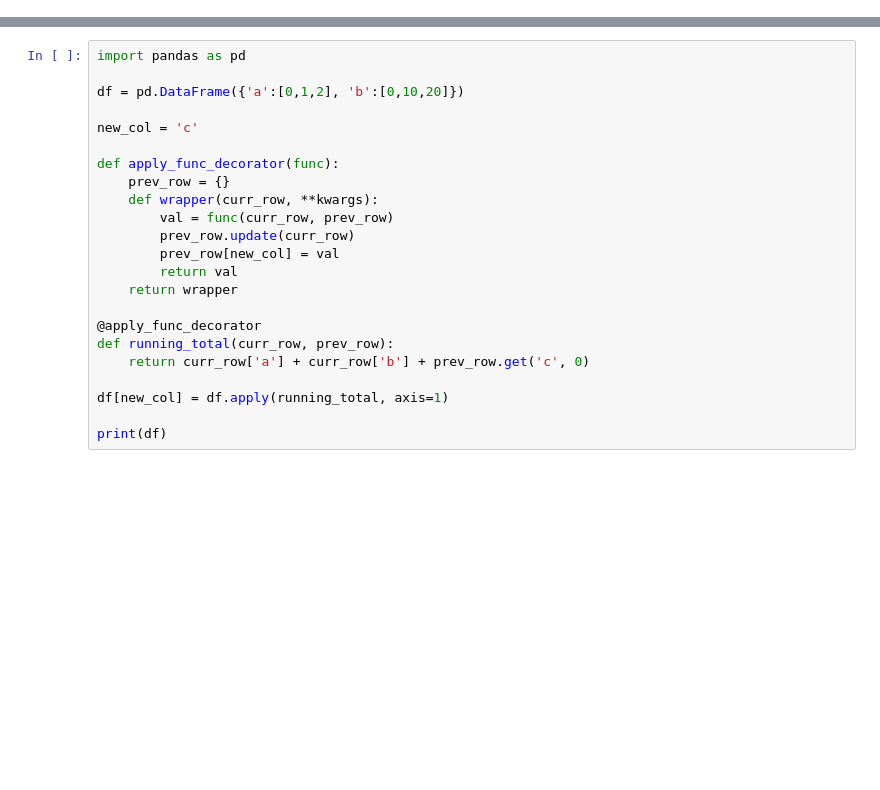
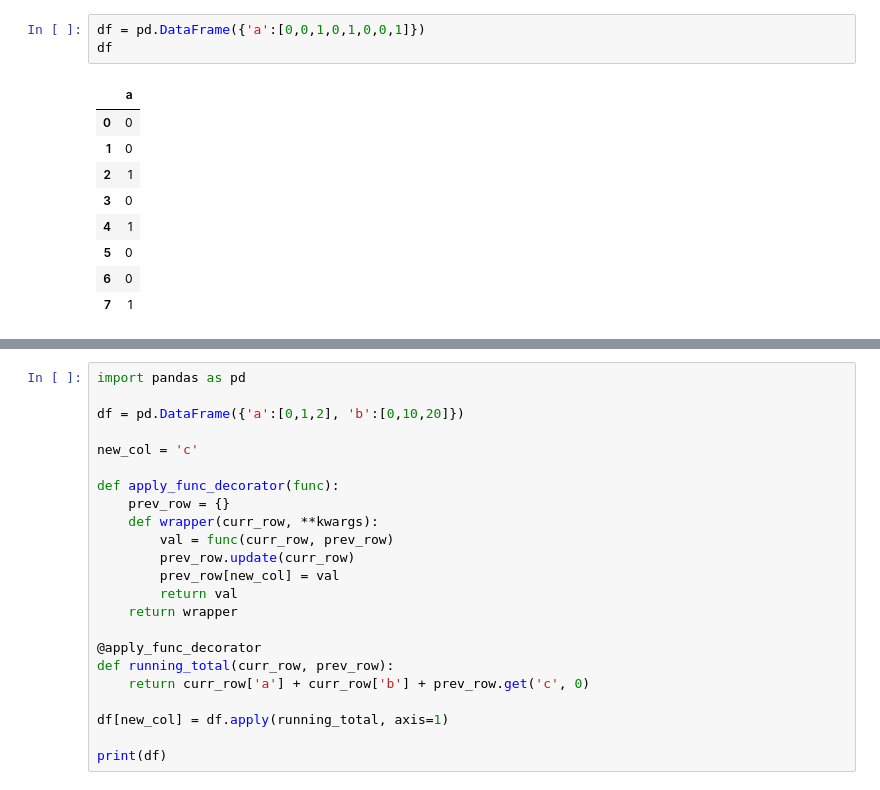
Before and after one commit to oriihi/home-energy, a Jupyter notebook: Scratch.ipynb, the cells around one changed output, grey strips where cells are left out. Cells and saved outputs as stored; diff of their text form; blank space fills up the shorter version.

```diff
--- a/Scratch.ipynb
+++ b/Scratch.ipynb
@@ -6,3 +6,16 @@ import hvplot.pandas
 # %% [output]
 [interactive output not drawn]
 [interactive output not drawn]
+# %%
+df = pd.DataFrame({'a':[0,0,1,0,1,0,0,1]})
+df
+# %% [output]
+|  | a |
+| 0 | 0 |
+| 1 | 0 |
+| 2 | 1 |
+| 3 | 0 |
+| 4 | 1 |
+| 5 | 0 |
+| 6 | 0 |
+| 7 | 1 |
```
Also changed, not shown: parts of 6 cells of this notebook, 12 other files.
